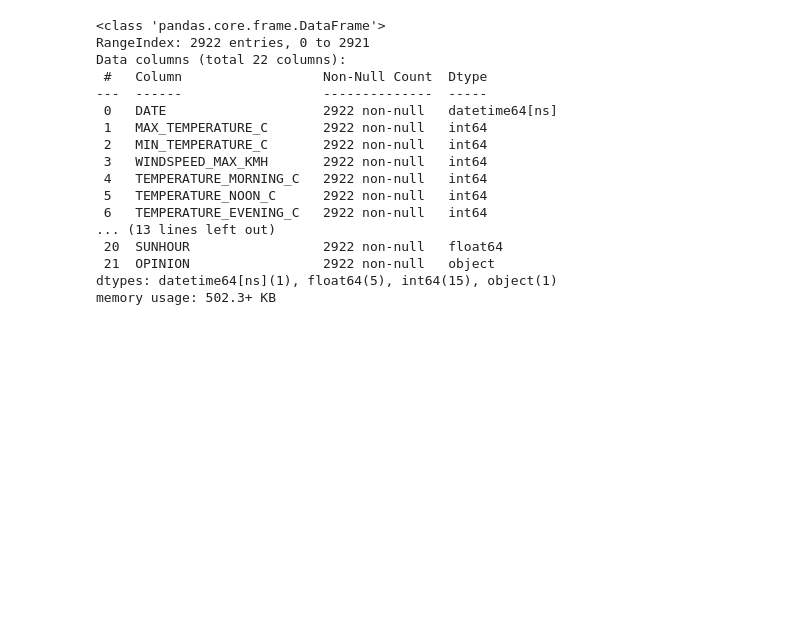
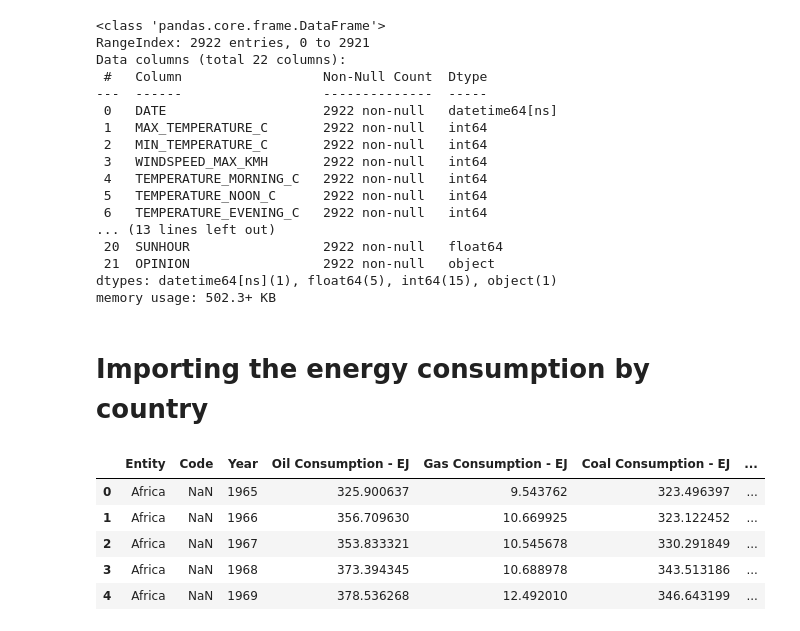
Before and after one commit to vonate5/air-pollution, a Jupyter notebook: code/final_project_test2.ipynb, the cells around one changed output. Cells and saved outputs as stored; diff of their text form; code cells hidden in the pictures; blank space fills up the shorter version.

Commit message:
project

```diff
--- a/code/final_project_test2.ipynb
+++ b/code/final_project_test2.ipynb
@@ -557,3 +557,15 @@ Data columns (total 22 columns):
  21  OPINION                 2922 non-null   object
 dtypes: datetime64[ns](1), float64(5), int64(15), object(1)
 memory usage: 502.3+ KB
+# %% [markdown]
+# Importing the energy consumption by country
+# %%
+energy_cons = pd.read_excel (r'/Users/vonate/Documents/Github/Ironhack/final_project/data/co2-data/energy-consumption-by-source-and-region.xlsx')
+energy_cons.head()
+# %% [output]
+|  | Entity | Code | Year | Oil Consumption - EJ | Gas Consumption - EJ | Coal Consumption - EJ | ... |
+| 0 | Africa | NaN | 1965 | 325.900637 | 9.543762 | 323.496397 | ... |
+| 1 | Africa | NaN | 1966 | 356.709630 | 10.669925 | 323.122452 | ... |
+| 2 | Africa | NaN | 1967 | 353.833321 | 10.545678 | 330.291849 | ... |
+| 3 | Africa | NaN | 1968 | 373.394345 | 10.688978 | 343.513186 | ... |
+| 4 | Africa | NaN | 1969 | 378.536268 | 12.492010 | 346.643199 | ... |
```
Also changed, not shown: parts of 13 cells of this notebook, 10 other files.
